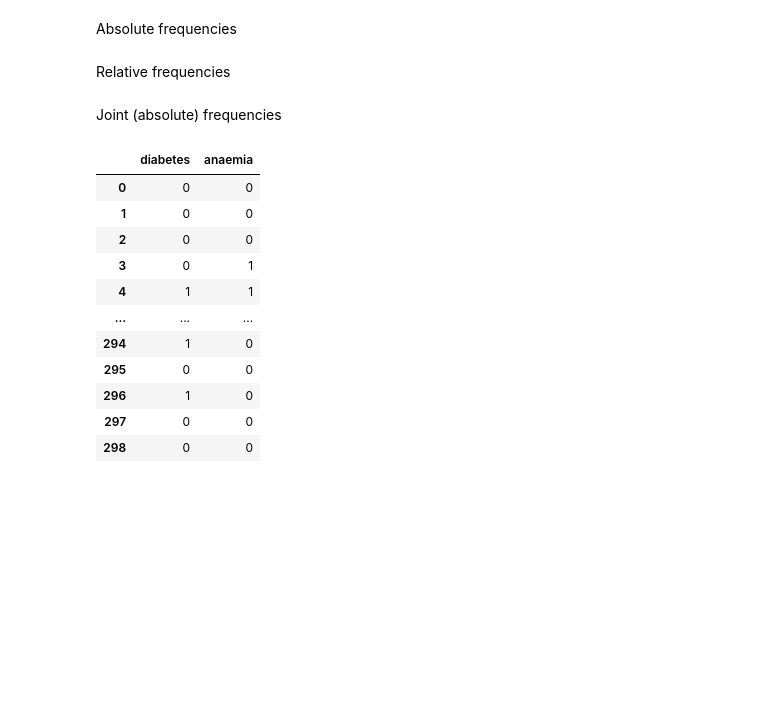
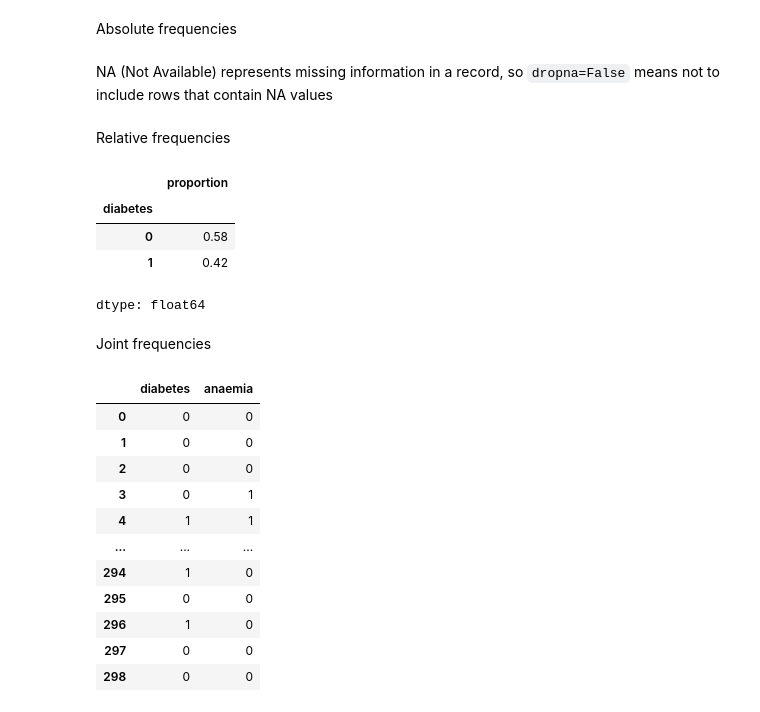
Before and after one commit to Thomas-Fabbris/applied-statistics-polimi, a Jupyter notebook: Labs/Lab_I_2026_TBC.ipynb, the cells around one changed output. Saved outputs shown, nothing was run; the diff lists cells and outputs as text; code cells hidden in the pictures; blank space fills up the shorter version.

```diff
--- a/Labs/Lab_I_2026_TBC.ipynb
+++ b/Labs/Lab_I_2026_TBC.ipynb
@@ -703,0 +744,2 @@ Absolute frequencies
+# %% [markdown]
+NA (Not Available) represents missing information in a record, so `dropna=False` means not to include rows that contain NA values
@@ -708,5 +750,13 @@ Relative frequencies
+# %%
+df['diabetes'].value_counts(normalize=True, dropna=False)
+# %% [output]
+|  | proportion |
+| diabetes |  |
+| 0 | 0.58 |
+| 1 | 0.42 |
+dtype: float64
 # %% [markdown]
-Joint (absolute) frequencies
+Joint frequencies
 # %%
 df[['diabetes', 'anaemia']]
 # %% [output]
```
Also changed, not shown: parts of 157 cells of this notebook.
